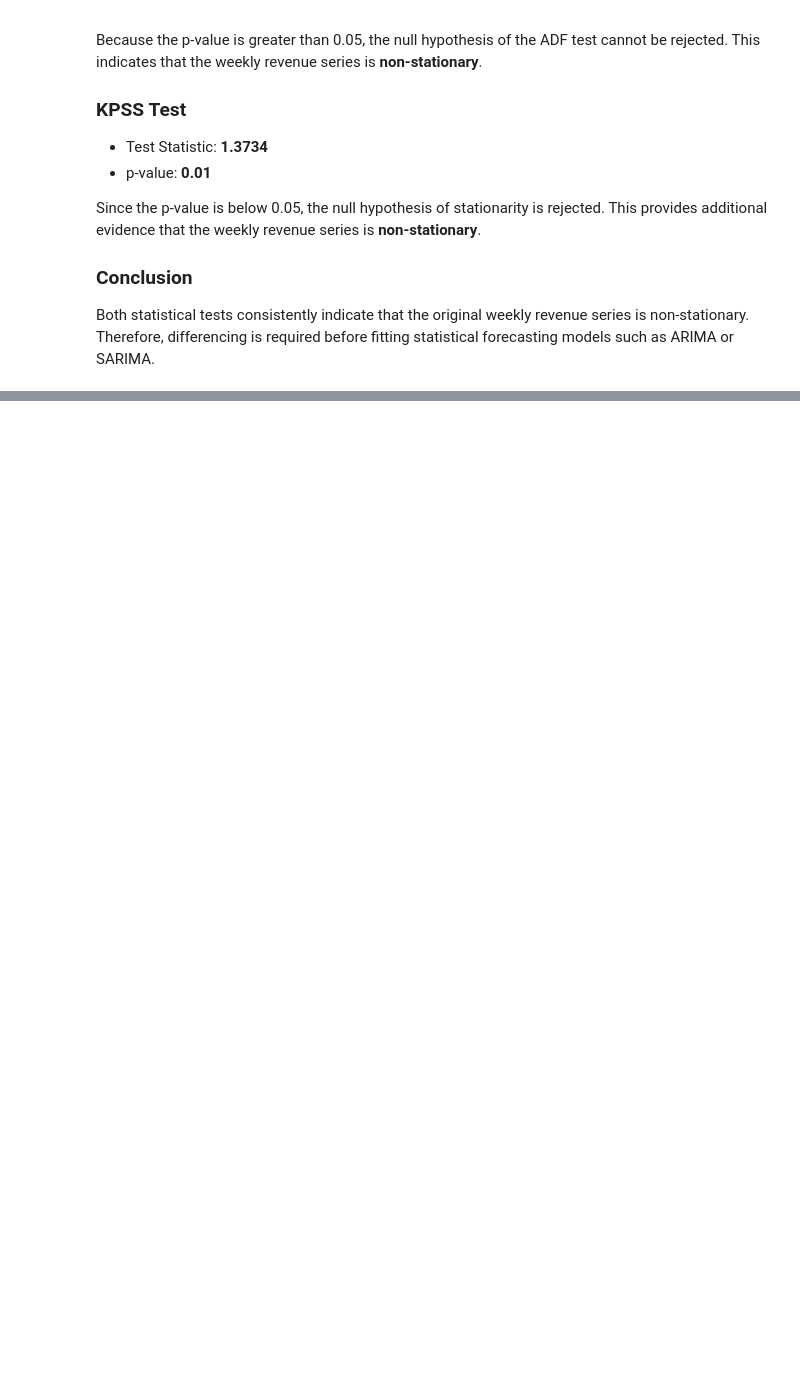
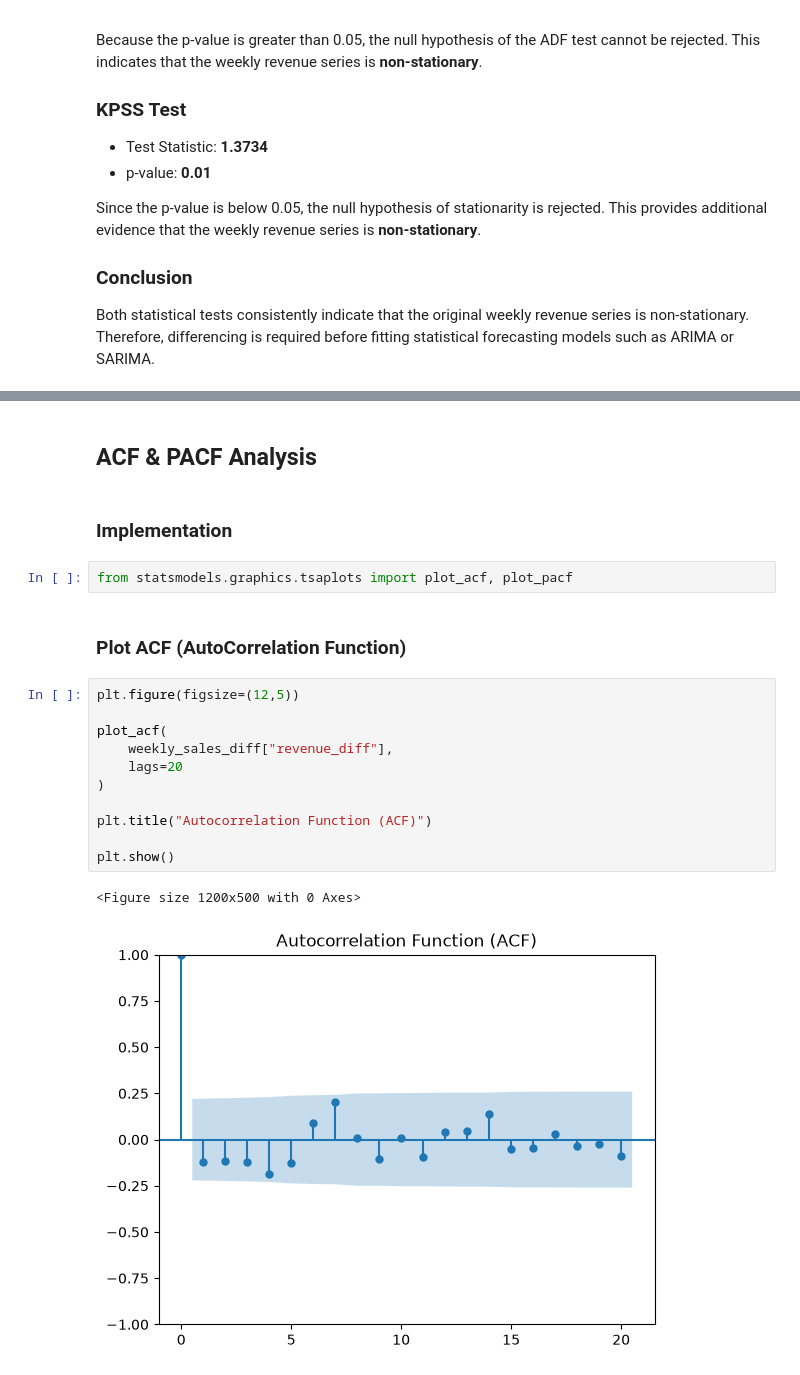
Before and after one commit to anees555/Customer-Intelligent-Platform, a Jupyter notebook: notebooks/Sales_Forcasting/02_exploratory_time_series_analyis.ipynb, the cells around one changed output, grey strips where cells are left out. Drawn from its saved outputs; the diff is of its cells as text; blank space fills up the shorter version.

```diff
--- a/notebooks/Sales_Forcasting/02_exploratory_time_series_analyis.ipynb
+++ b/notebooks/Sales_Forcasting/02_exploratory_time_series_analyis.ipynb
@@ -470,0 +598,22 @@ Both statistical tests consistently indicate that the original weekly revenue se
+# %% [markdown]
+## ACF & PACF Analysis
+# %% [markdown]
+### Implementation
+# %%
+from statsmodels.graphics.tsaplots import plot_acf, plot_pacf
+# %% [markdown]
+### Plot ACF (AutoCorrelation Function)
+# %%
+plt.figure(figsize=(12,5))
+
+plot_acf(
+    weekly_sales_diff["revenue_diff"],
+    lags=20
+)
+
+plt.title("Autocorrelation Function (ACF)")
+
+plt.show()
+# %% [output]
+<Figure size 1200x500 with 0 Axes>
+[figure, added]
```
Also changed, not shown: parts of 20 cells of this notebook, 1 other file.
